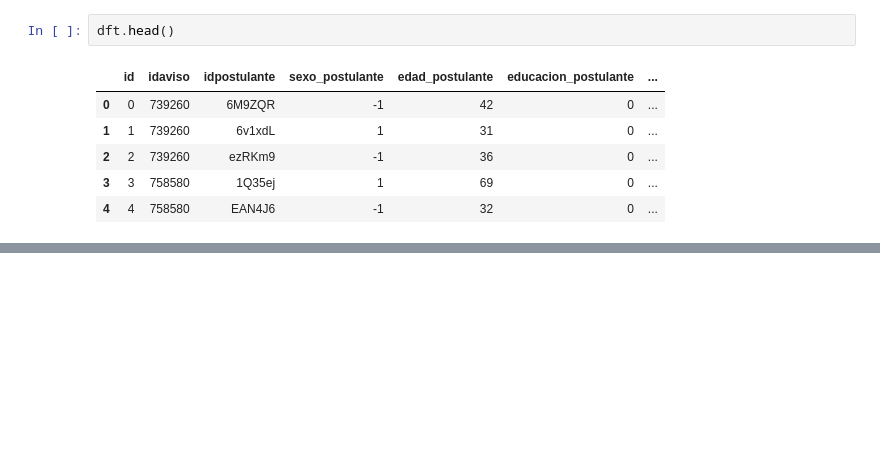
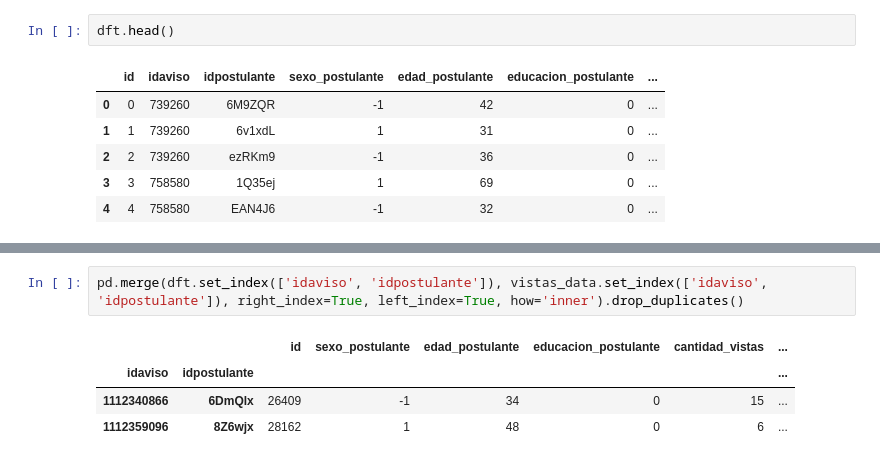
Before and after one commit to FrancoLiberali/tp2-orga-datos-1c2018, a Jupyter notebook: lucho/cantidades_por_feature.ipynb, the cells around one changed output, grey strips where cells are left out. Drawn from its saved outputs; the diff is of its cells as text; blank space fills up the shorter version.

```diff
--- a/lucho/cantidades_por_feature.ipynb
+++ b/lucho/cantidades_por_feature.ipynb
@@ -157,0 +158,7 @@ dft[dft['desc_score'] > 1]
+# %%
+pd.merge(dft.set_index(['idaviso', 'idpostulante']), vistas_data.set_index(['idaviso', 'idpostulante']), right_index=True, left_index=True, how='inner').drop_duplicates()
+# %% [output]
+|  |  | id | sexo_postulante | edad_postulante | educacion_postulante | cantidad_vistas | ... |
+| idaviso | idpostulante |  |  |  |  |  | ... |
+| 1112340866 | 6DmQlx | 26409 | -1 | 34 | 0 | 15 | ... |
+| 1112359096 | 8Z6wjx | 28162 | 1 | 48 | 0 | 6 | ... |
```
Also changed, not shown: parts of 5 cells of this notebook, 10 other files.
